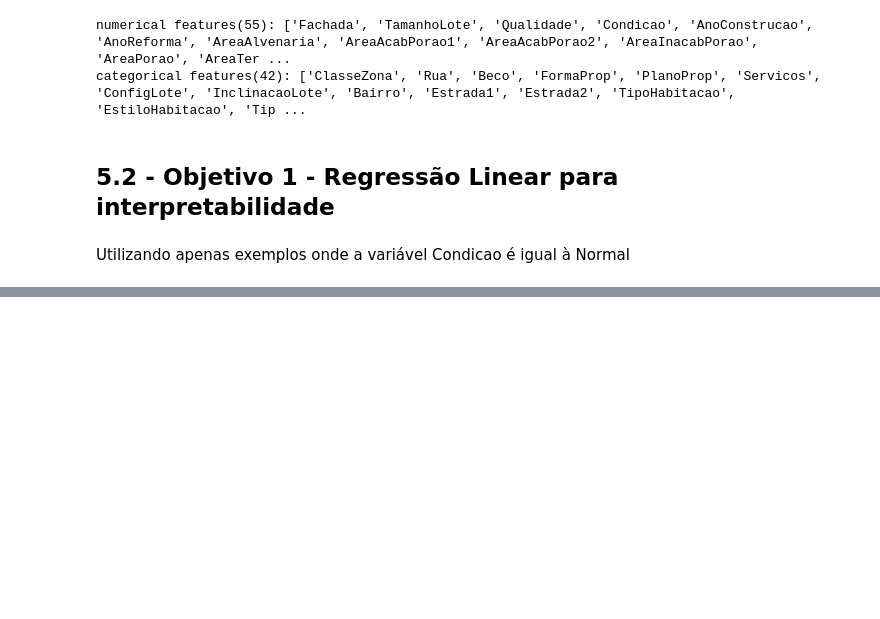
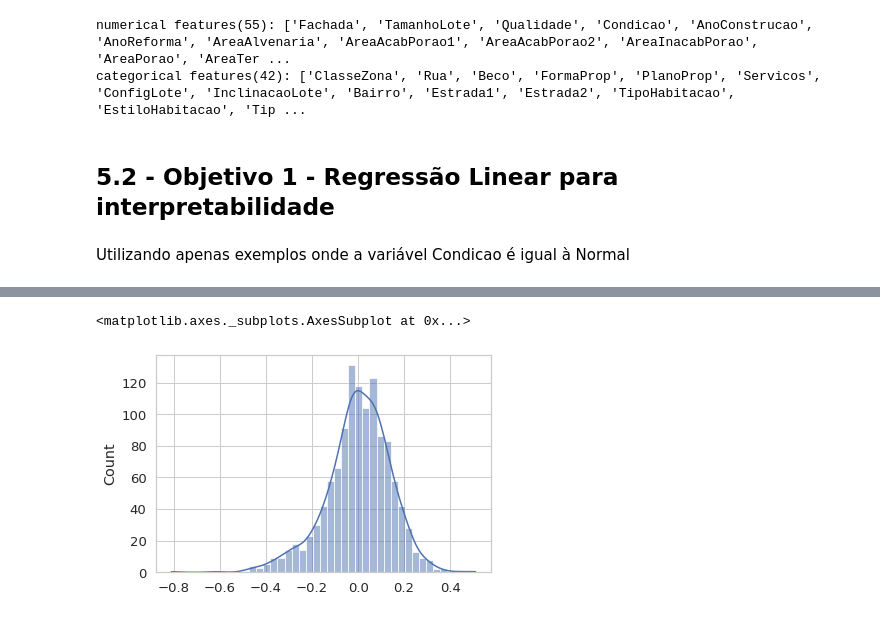
Before and after one commit to OmarCardoso/Api_atividade_academica, a Jupyter notebook: quintoandar_regressao_imoveis.ipynb, the cells around one changed output, grey strips where cells are left out. Cells and saved outputs as stored; diff of their text form; code cells hidden in the pictures; blank space fills up the shorter version.

```diff
--- a/quintoandar_regressao_imoveis.ipynb
+++ b/quintoandar_regressao_imoveis.ipynb
@@ -381,0 +546,5 @@ Utilizando apenas exemplos onde a variável Condicao é igual à Normal
+# %%
+sns.histplot(model.resid, kde=True)
+# %% [output]
+<matplotlib.axes._subplots.AxesSubplot at 0x...>
+[figure, added]
```
Also changed, not shown: parts of 50 cells of this notebook.
